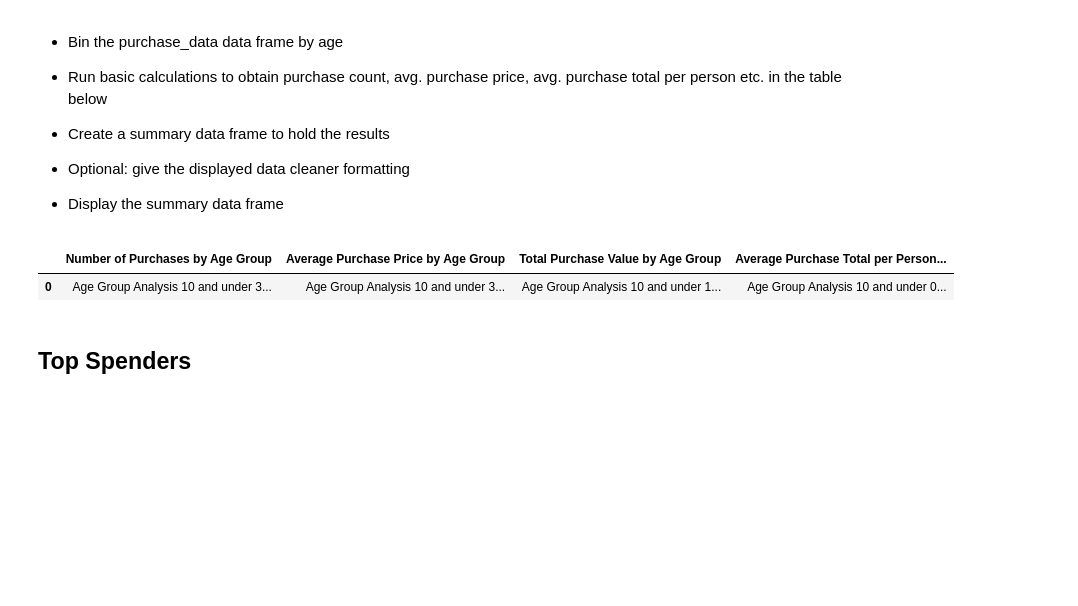
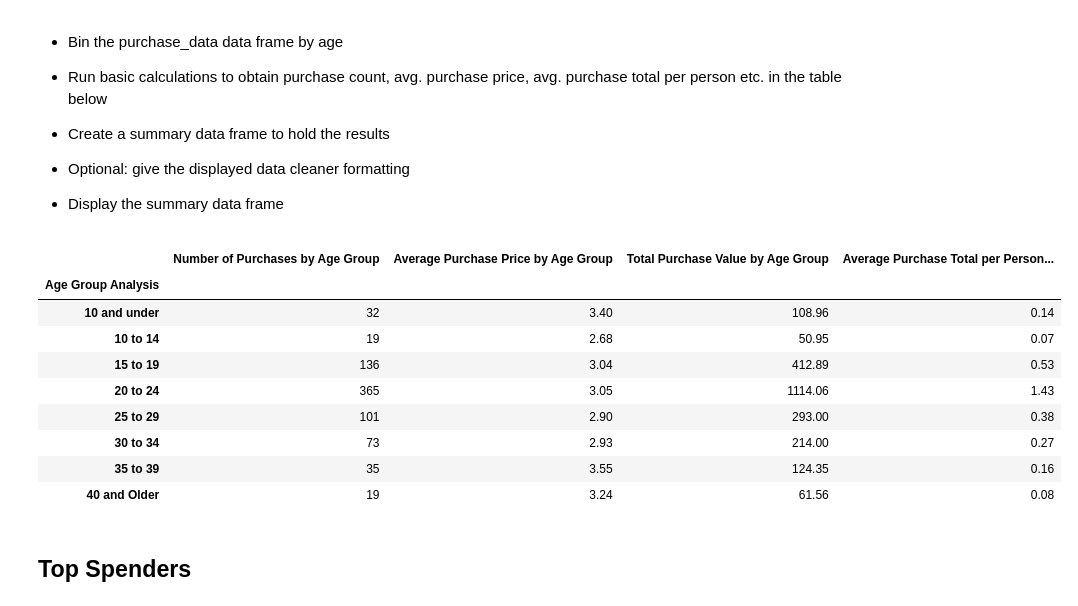
Before and after one commit to pemenalo/pandas-challenge, a Jupyter notebook: HeroesOfPymoli/HeroesOfPymoli_starter.ipynb, the cells around one changed output. Drawn from its saved outputs; the diff is of its cells as text; code cells hidden in the pictures; blank space fills up the shorter version.

```diff
--- a/HeroesOfPymoli/HeroesOfPymoli_starter.ipynb
+++ b/HeroesOfPymoli/HeroesOfPymoli_starter.ipynb
@@ -278,21 +303,29 @@ age_df
 * Display the summary data frame
 # %%
 age_group_purchase_count = age_groups["Purchase ID"].count()
-age_group_average_pp = age_groups["Price"].mean()
-age_group_total_pval = age_groups["Price"].sum()
-age_group_average_pt_perp = age_group_total_pval / total_players
+age_group_average_pp = age_groups["Price"].mean().round(2)
+age_group_total_pval = age_groups["Price"].sum().round(2)
+age_group_average_pt_perp = (age_group_total_pval / total_players).round(2)
 
-age_df_2 = {'Number of Purchases by Age Group': [age_group_purchase_count],
-                      'Average Purchase Price by Age Group': [age_group_average_pp],
-                     'Total Purchase Value by Age Group': [age_group_total_pval],
-                     'Average Purchase Total per Person per Age Group': [age_group_average_pt_perp],
+age_df_2 = {'Number of Purchases by Age Group': age_group_purchase_count,
+                      'Average Purchase Price by Age Group': age_group_average_pp,
+                     'Total Purchase Value by Age Group': age_group_total_pval,
+                     'Average Purchase Total per Person per Age Group': age_group_average_pt_perp,
                      }
 
 age_df_2 = pd.DataFrame(age_df_2)
 age_df_2
 # %% [output]
 |  | Number of Purchases by Age Group | Average Purchase Price by Age Group | Total Purchase Value by Age Group | Average Purchase Total per Person... |
-| 0 | Age Group Analysis 10 and under 3... | Age Group Analysis 10 and under 3... | Age Group Analysis 10 and under 1... | Age Group Analysis 10 and under 0... |
+| Age Group Analysis |  |  |  |  |
+| 10 and under | 32 | 3.40 | 108.96 | 0.14 |
+| 10 to 14 | 19 | 2.68 | 50.95 | 0.07 |
+| 15 to 19 | 136 | 3.04 | 412.89 | 0.53 |
+| 20 to 24 | 365 | 3.05 | 1114.06 | 1.43 |
+| 25 to 29 | 101 | 2.90 | 293.00 | 0.38 |
+| 30 to 34 | 73 | 2.93 | 214.00 | 0.27 |
+| 35 to 39 | 35 | 3.55 | 124.35 | 0.16 |
+| 40 and Older | 19 | 3.24 | 61.56 | 0.08 |
 # %% [markdown]
 ## Top Spenders
 # %% [markdown]
```
Also changed, not shown: parts of 13 cells of this notebook.
